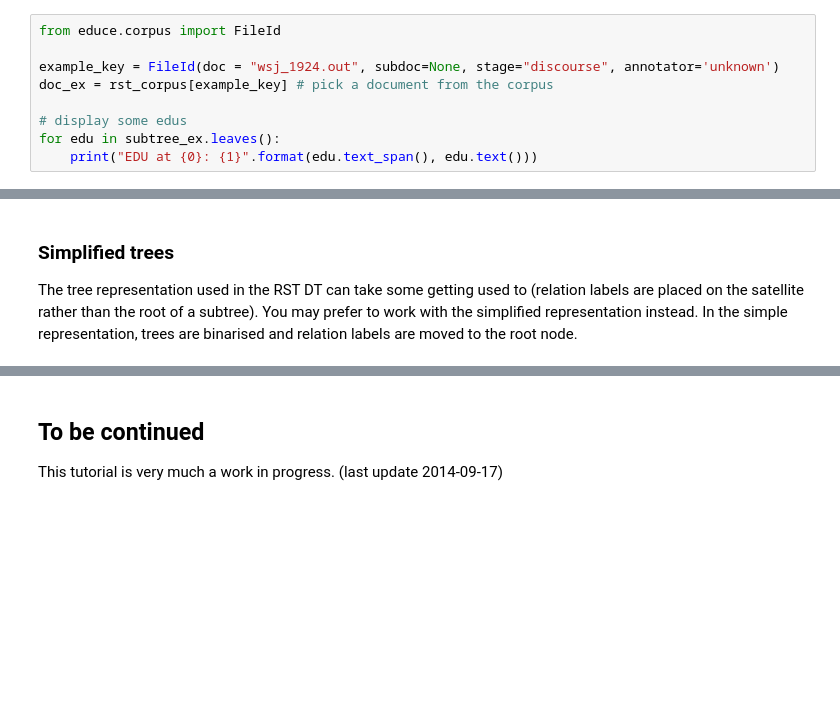
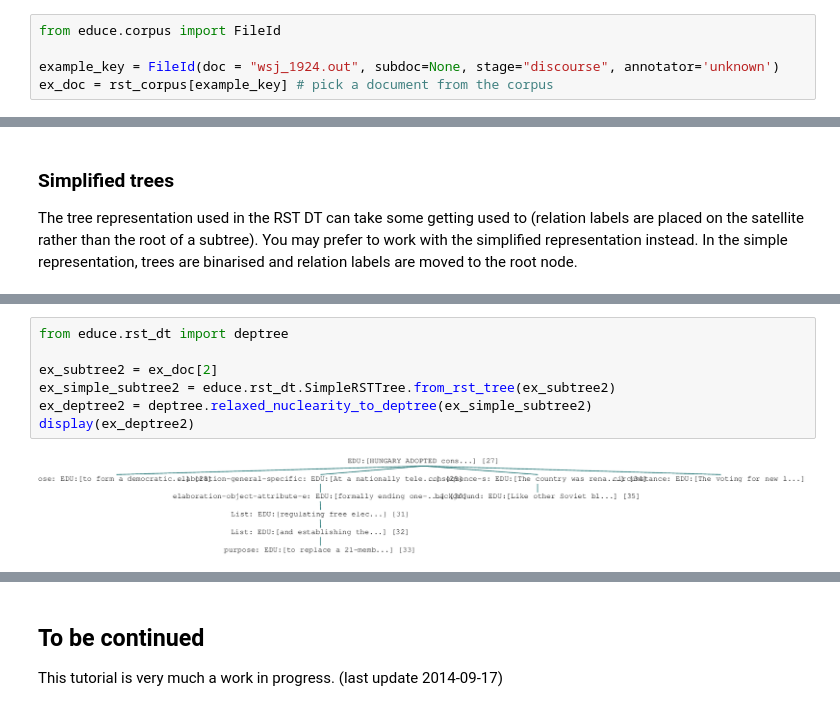
Before and after one commit to irit-melodi/educe, a Jupyter notebook: docs/rst-dt-tutorial.ipynb, the cells around one changed output, grey strips where cells are left out. Cells and saved outputs as stored; diff of their text form; blank space fills up the shorter version.

```diff
--- a/docs/rst-dt-tutorial.ipynb
+++ b/docs/rst-dt-tutorial.ipynb
@@ -98,8 +138,4 @@ RST DT trees function both as NLTK trees, and as [educe standoff annotations][st
 from educe.corpus import FileId
 
 example_key = FileId(doc = "wsj_1924.out", subdoc=None, stage="discourse", annotator='unknown')
-doc_ex = rst_corpus[example_key] # pick a document from the corpus
-
-# display some edus
-for edu in subtree_ex.leaves():
-    print("EDU at {0}: {1}".format(edu.text_span(), edu.text()))
+ex_doc = rst_corpus[example_key] # pick a document from the corpus
@@ -132,0 +199,9 @@ display(simple_subtree_ex)
+# %%
+from educe.rst_dt import deptree
+
+ex_subtree2 = ex_doc[2]
+ex_simple_subtree2 = educe.rst_dt.SimpleRSTTree.from_rst_tree(ex_subtree2)
+ex_deptree2 = deptree.relaxed_nuclearity_to_deptree(ex_simple_subtree2)
+display(ex_deptree2)
+# %% [output]
+[figure, added]
```
Also changed, not shown: parts of 16 cells of this notebook.
